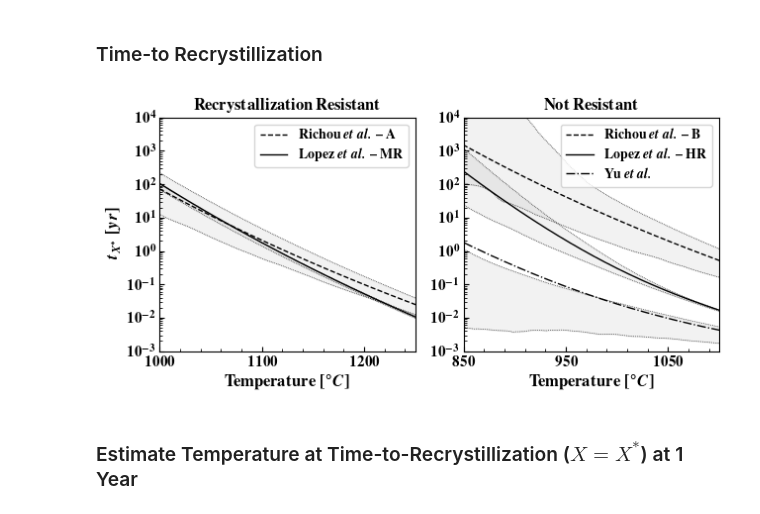
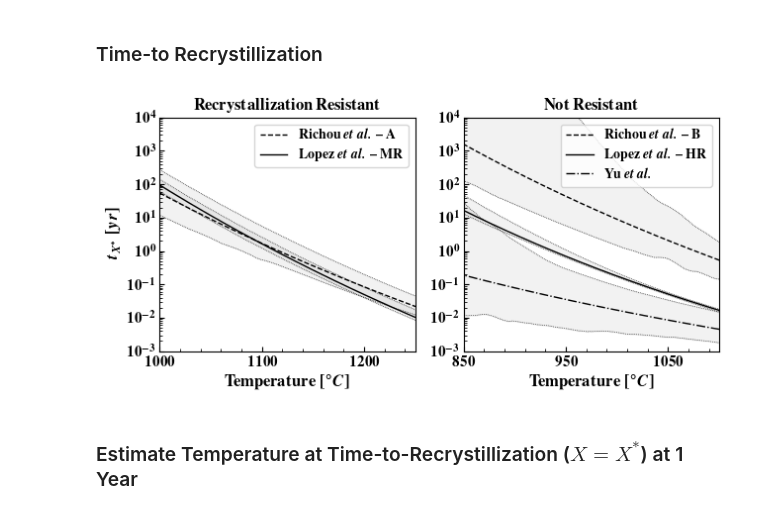
Before and after one commit to ml-ME-gatech/modeling_tungsten, a Jupyter notebook: recrystallization/visualizations/misc_visualizations.ipynb, the cells around one changed output. Cells and saved outputs as stored; diff of their text form; code cells hidden in the pictures.

```diff
--- a/recrystallization/visualizations/misc_visualizations.ipynb
+++ b/recrystallization/visualizations/misc_visualizations.ipynb
@@ -194,10 +52,10 @@ def sample_jmak_model_time(X: float,
                             n: jnp.ndarray,
                             sigma: jnp.ndarray = None) -> np.ndarray:
 
-    error = 0.0 if sigma is None else Normal(0,sigma).sample(rng_key)
+    error = 0.0 if sigma is None else Normal(0,sigma).sample(random.PRNGKey(B1.astype(int)))
     X_ = X - error
-    Y = jnp.where(X_ < 0.0, 0.0, X_)
-    Z = jnp.where(Y > 1.0, 1.0, Y)
+    Y = jnp.where(X_ <= 1e-4, 1e-4, X_)
+    Z = jnp.where(Y > 1 - 1e-4, 1 - 1e-4, Y)
 
     b = jnp.exp(a1 + B1/T)
     t_inc = jnp.exp(a2 + B2/T)
@@ -212,10 +70,10 @@ def sample_glm_time(X: float,
                            nu: jnp.ndarray,
                            sigma: jnp.ndarray = None) -> np.ndarray:
 
-    error = 0.0 if sigma is None else Normal(0,sigma).sample(rng_key)
+    error = 0.0 if sigma is None else Normal(0,sigma).sample(random.PRNGKey(B1.astype(int)))
     X_ = X - error
-    Y = jnp.where(X_ < 0.0, 0.0, X_)
-    Z = jnp.where(Y > 1.0, 1.0, Y)
+    Y = jnp.where(X_ <= 1e-4, 1e-4, X_)
+    Z = jnp.where(Y > 1 - 1e-4, 1 - 1e-4, Y)
 
     B = jnp.exp(a1 + B1/T)
     M = jnp.exp(a2 + B2/T)
@@ -246,7 +104,7 @@ def sample_jmak_model(t: jnp.ndarray,
                         n: jnp.ndarray,
                         sigma: jnp.ndarray = None) -> np.ndarray:
 
-    error = 0.0 if sigma is None else Normal(0,sigma).sample(jnp.shape(t))
+    error = 0.0 if sigma is None else Normal(0,sigma).sample(random.PRNGKey(B1.astype(int)))
     b = jnp.exp(a1 + B1/T)
     t_inc = jnp.exp(a2 + B2/T)
     t_eff = t - t_inc
@@ -326,36 +184,36 @@ def plot_ttr(ax: plt.Axes,
 
 fig,axes = plt.subplots(ncols = 2,figsize = (6.5,3.25))
 
 X = 0.9
 labels = [[r'\textbf{Richou \textit{et al.} -- A}',r'\textbf{Lopez \textit{et al.} -- MR}'],
           [r'\textbf{Richou \textit{et al.} -- B}',r'\textbf{Lopez \textit{et al.} -- HR}',r'\textbf{Yu \textit{et al.}}']]
 
 data_labels = [['Richou et al. (2020) - Batch A','Lopez et al. (2015) - MR'],
                ['Richou et al. (2020) - Batch B','Lopez et al. (2015) - HR','Yu et al. (2017)']]
 
 linestyles = ['--','-','-.']
 temperatures = [np.linspace(950,1300,1000) + 273.15,
                 np.linspace(800,1150,1000) + 273.15]
 titles = [r'\textbf{Recrystallization Resistant}',r'\textbf{Not Resistant}']
 xticks = [np.arange(1000,1300,100),np.arange(850,1200,100)]
 xlims = [(1000,1250),(850,1100)]
 for ax,data_names,dlabels,T,title,xtick,xlim in zip(axes,data_labels,labels,temperatures,titles,xticks,xlims):
     for data_name,ls,label in zip(data_names,linestyles,dlabels):
-        plot_glm_ttr(ax,data_name,T,X,ls = ls,label = label)
+        plot_jmak_ttr(ax,data_name,T,X,ls = ls,label = label)
 
     ax.set_title(title,fontsize = 12)
     ax.legend(loc = 'upper right',fontsize = 10)
     ax.set_yscale('log')
     ax.set_ylim([1e-3,1e3])
     ax.set_yticks(np.logspace(-3,4,8))
     ax.set_xticks(xtick)
     ax.set_xlim(xlim)
 
 axes[1].set_ylabel('')
 fig.tight_layout()
-fig.savefig(GIT_IMAGE_PATH.joinpath('glm_ttr.svg'),bbox_inches = 'tight')
+fig.savefig(GIT_IMAGE_PATH.joinpath('jmak_ttr.svg'),bbox_inches = 'tight')
 # %% [output]
-[figure, old version]
+[figure, new version]
 # %% [markdown]
 ### Estimate Temperature at Time-to-Recrystillization ($X = X^*$) at 1 Year
 # %%
```
Also changed, not shown: parts of 4 cells of this notebook, 22 other files.
